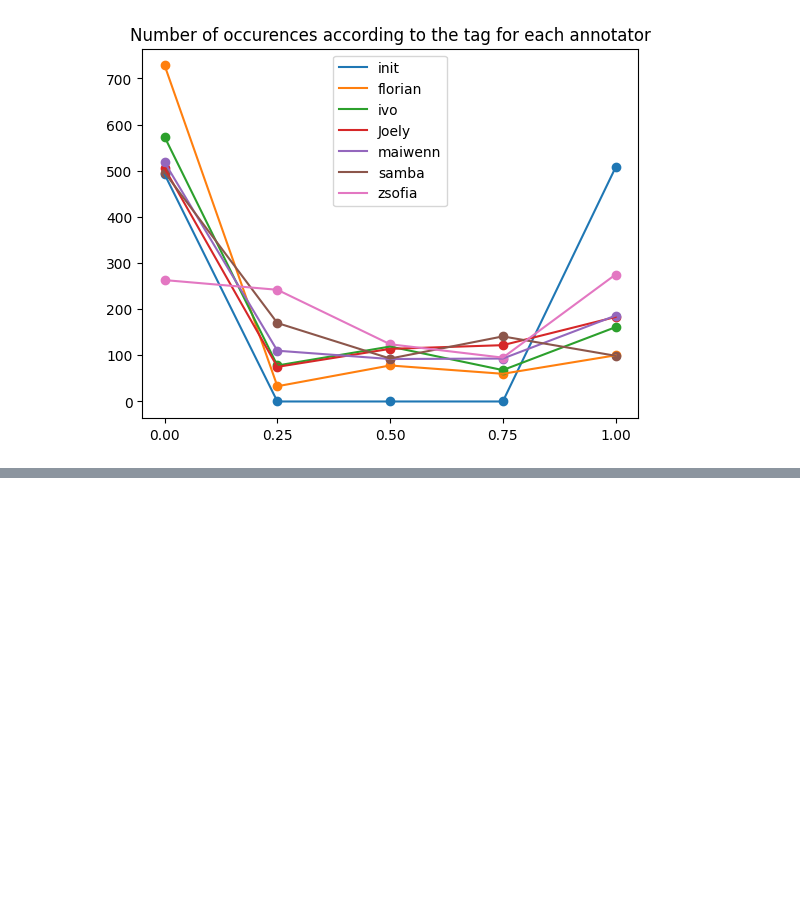
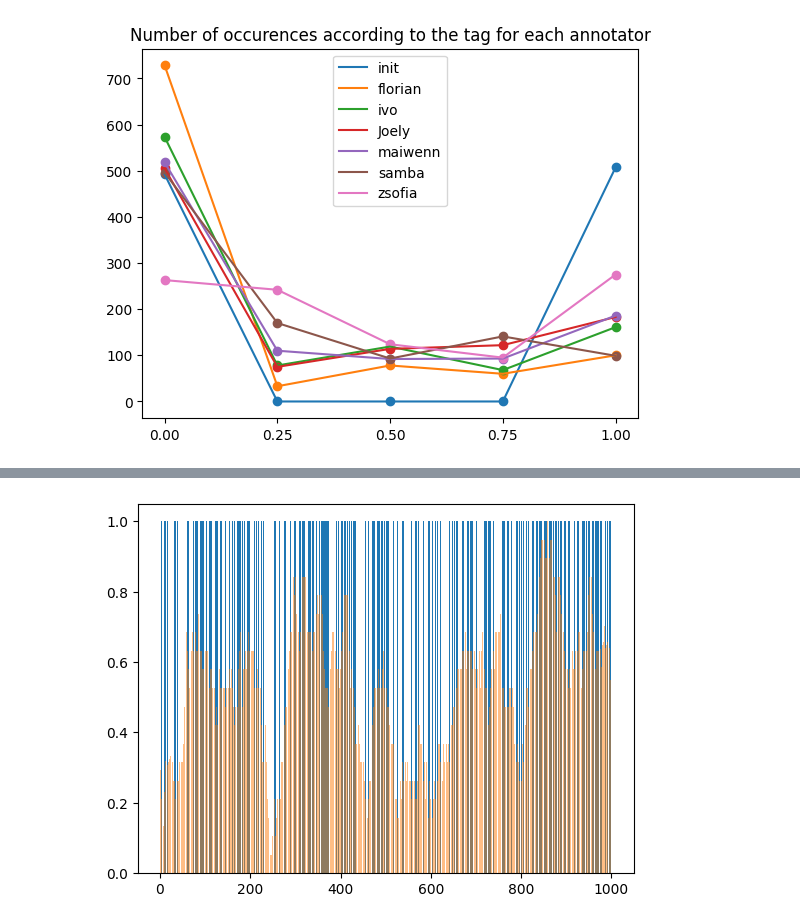
Before and after one commit to zsoflo/sarcasm, a Jupyter notebook: annotations/src/annotation_analysis_compare_inital.ipynb, the cells around one changed output, grey strips where cells are left out. Saved outputs shown, nothing was run; the diff lists cells and outputs as text; code cells hidden in the pictures; blank space fills up the shorter version.

```diff
--- a/annotations/src/annotation_analysis_compare_inital.ipynb
+++ b/annotations/src/annotation_analysis_compare_inital.ipynb
@@ -269,0 +369,6 @@ plt.show()
+# %%
+plt.bar(range(1, len(sorted_initial_annotations) + 1),sorted_initial_annotations)
+plt.bar(range(1, len(sorted_initial_annotations) + 1), avg_sorted_initial_annotations, alpha=0.5)
+plt.show()
+# %% [output]
+[figure, added]
```
Also changed, not shown: parts of 10 cells of this notebook.
